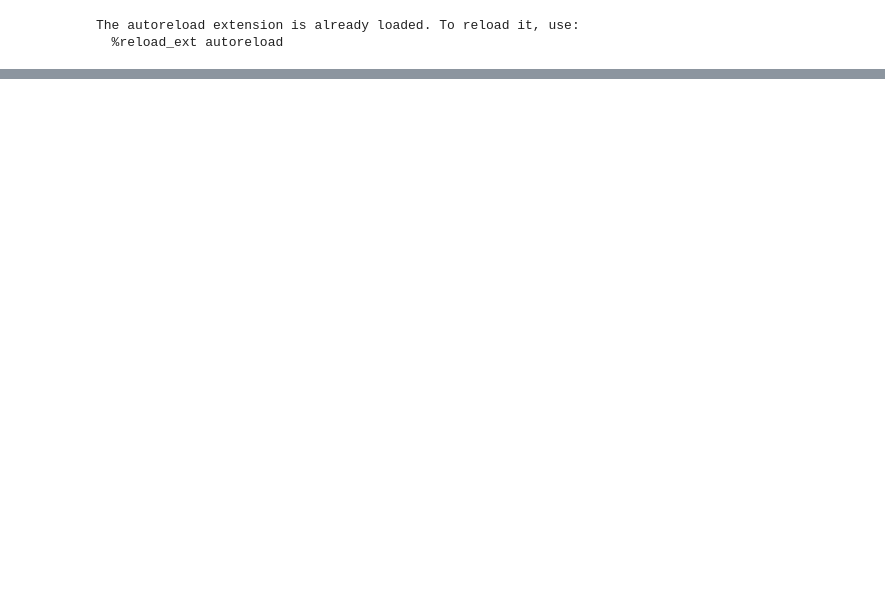
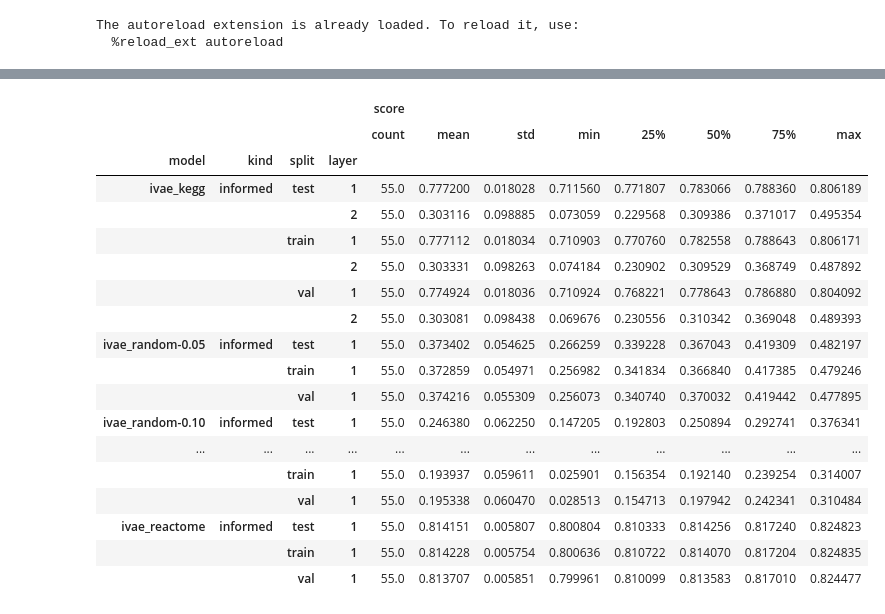
Before and after one commit to saraafdezz/robustness_informed_TFG, a Jupyter notebook: notebooks/02-analyze_results.ipynb, the cells around one changed output, grey strips where cells are left out. Saved outputs shown, nothing was run; the diff lists cells and outputs as text; code cells hidden in the pictures; blank space fills up the shorter version.

```diff
--- a/notebooks/02-analyze_results.ipynb
+++ b/notebooks/02-analyze_results.ipynb
@@ -232,0 +169,22 @@ g.refline(y=0, color="black", linestyle="dashdot")
+# %%
+informed_scores.groupby(["model", "kind", "split", "layer"]).describe()
+# %% [output]
+|  |  |  |  | score |  |  |  |  |  |  |  |
+|  |  |  |  | count | mean | std | min | 25% | 50% | 75% | max |
+| model | kind | split | layer |  |  |  |  |  |  |  |  |
+| ivae_kegg | informed | test | 1 | 55.0 | 0.777200 | 0.018028 | 0.711560 | 0.771807 | 0.783066 | 0.788360 | 0.806189 |
+|  |  |  | 2 | 55.0 | 0.303116 | 0.098885 | 0.073059 | 0.229568 | 0.309386 | 0.371017 | 0.495354 |
+|  |  | train | 1 | 55.0 | 0.777112 | 0.018034 | 0.710903 | 0.770760 | 0.782558 | 0.788643 | 0.806171 |
+|  |  |  | 2 | 55.0 | 0.303331 | 0.098263 | 0.074184 | 0.230902 | 0.309529 | 0.368749 | 0.487892 |
+|  |  | val | 1 | 55.0 | 0.774924 | 0.018036 | 0.710924 | 0.768221 | 0.778643 | 0.786880 | 0.804092 |
+|  |  |  | 2 | 55.0 | 0.303081 | 0.098438 | 0.069676 | 0.230556 | 0.310342 | 0.369048 | 0.489393 |
+| ivae_random-0.05 | informed | test | 1 | 55.0 | 0.373402 | 0.054625 | 0.266259 | 0.339228 | 0.367043 | 0.419309 | 0.482197 |
+|  |  | train | 1 | 55.0 | 0.372859 | 0.054971 | 0.256982 | 0.341834 | 0.366840 | 0.417385 | 0.479246 |
+|  |  | val | 1 | 55.0 | 0.374216 | 0.055309 | 0.256073 | 0.340740 | 0.370032 | 0.419442 | 0.477895 |
+| ivae_random-0.10 | informed | test | 1 | 55.0 | 0.246380 | 0.062250 | 0.147205 | 0.192803 | 0.250894 | 0.292741 | 0.376341 |
+| ... | ... | ... | ... | ... | ... | ... | ... | ... | ... | ... | ... |
+|  |  | train | 1 | 55.0 | 0.193937 | 0.059611 | 0.025901 | 0.156354 | 0.192140 | 0.239254 | 0.314007 |
+|  |  | val | 1 | 55.0 | 0.195338 | 0.060470 | 0.028513 | 0.154713 | 0.197942 | 0.242341 | 0.310484 |
+| ivae_reactome | informed | test | 1 | 55.0 | 0.814151 | 0.005807 | 0.800804 | 0.810333 | 0.814256 | 0.817240 | 0.824823 |
+|  |  | train | 1 | 55.0 | 0.814228 | 0.005754 | 0.800636 | 0.810722 | 0.814070 | 0.817204 | 0.824835 |
+|  |  | val | 1 | 55.0 | 0.813707 | 0.005851 | 0.799961 | 0.810099 | 0.813583 | 0.817010 | 0.824477 |
```
Also changed, not shown: parts of 19 cells of this notebook, 2 other files.
